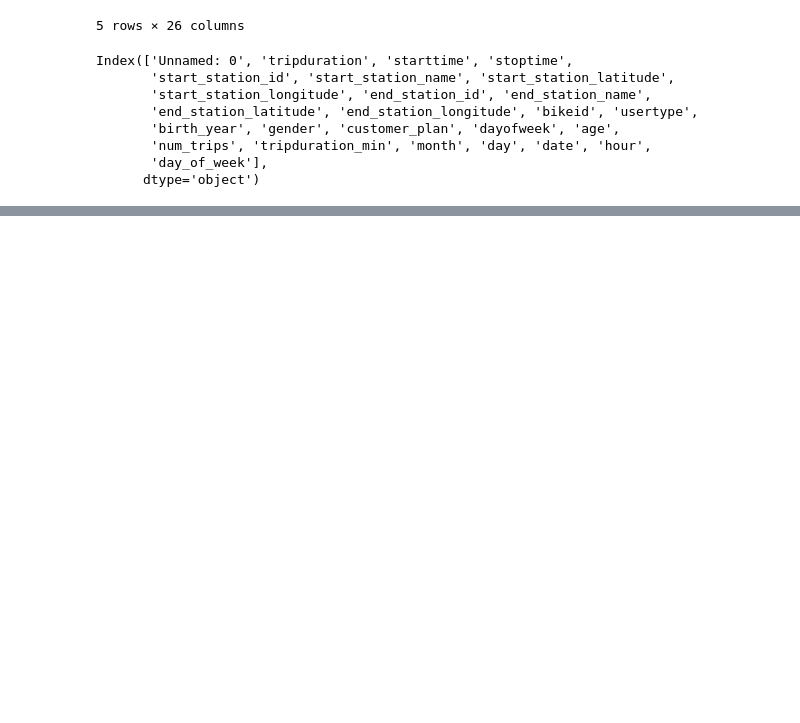
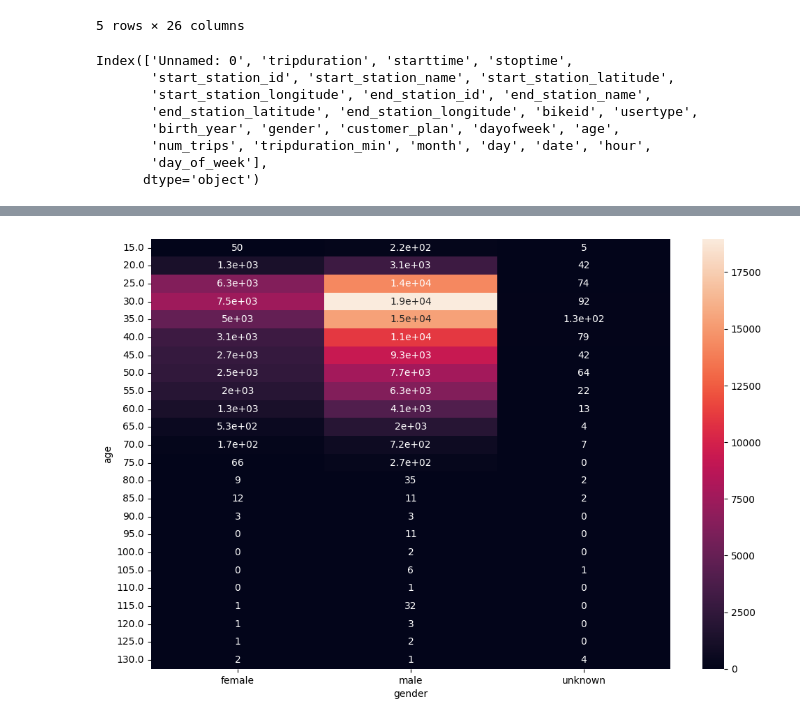
Before and after one commit to dumbled0re/EDA, a Jupyter notebook: 05_eda/46-52_eda.ipynb, the cells around one changed output, grey strips where cells are left out. Drawn from its saved outputs; the diff is of its cells as text; code cells hidden in the pictures; blank space fills up the shorter version.

```diff
--- a/05_eda/46-52_eda.ipynb
+++ b/05_eda/46-52_eda.ipynb
@@ -191,0 +195,3 @@ px.histogram(df, x='hour', facet_col='dayofweek', facet_row='usertype')
+# %%
+demogra_pivot = pd.pivot_table(df, index='age', columns='gender',
+                               values='num_trips', aggfunc='sum').fillna(0)
@@ -191,0 +219,5 @@ px.histogram(df, x='hour', facet_col='dayofweek', facet_row='usertype')
+# %%
+fig = plt.figure(figsize=(12, 8))
+fig = sns.heatmap(demogra_pivot, annot=True)
+# %% [output]
+[figure, added]
```
Also changed, not shown: parts of 3 cells of this notebook.
